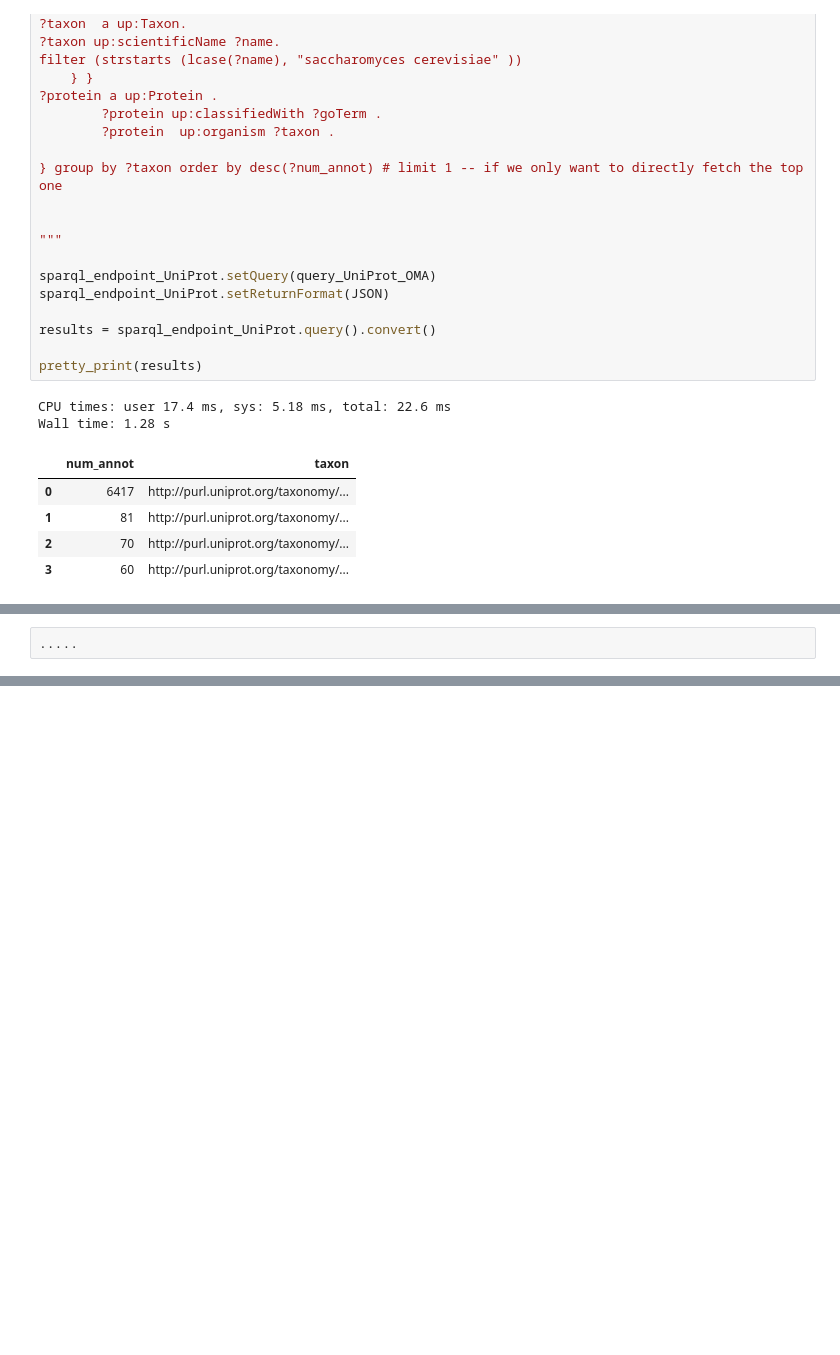
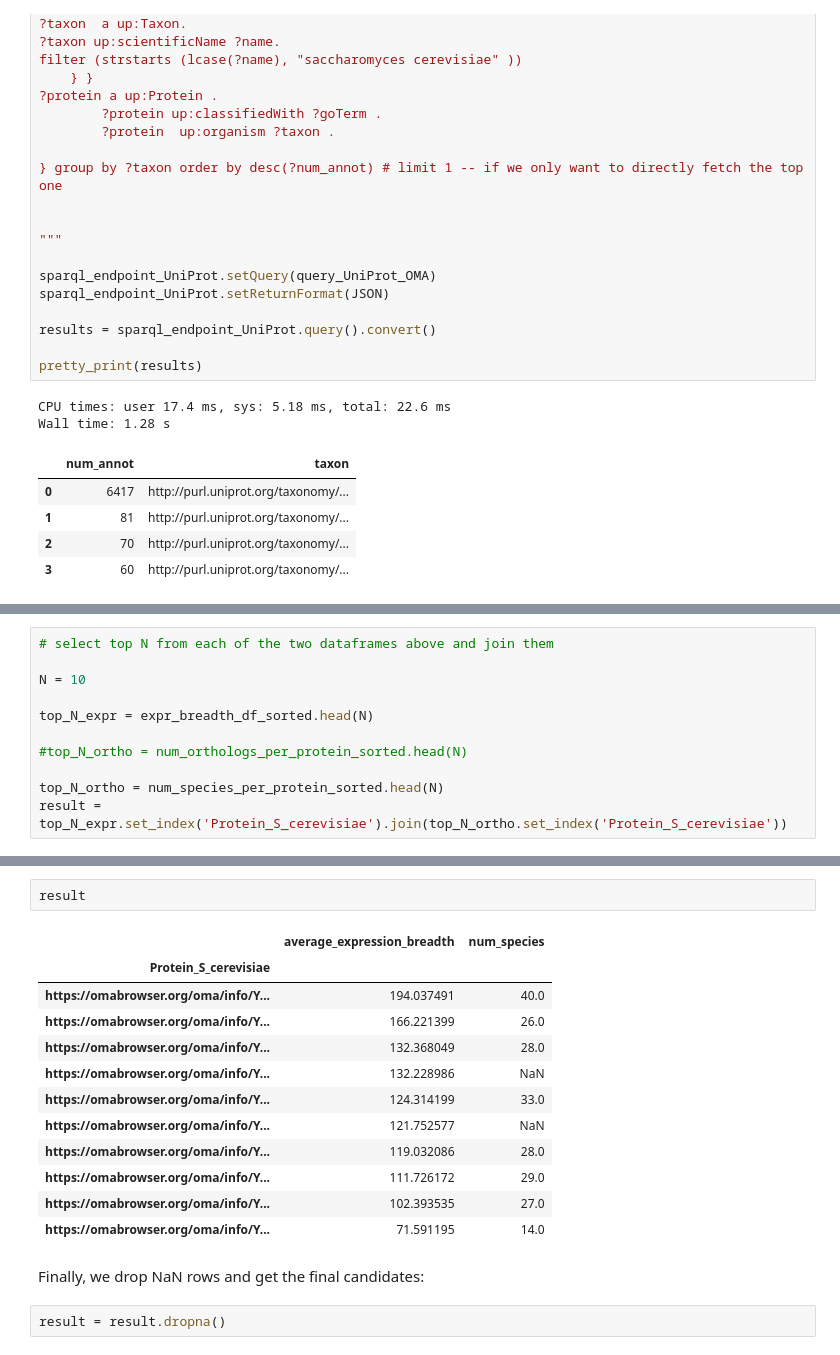
Before and after one commit to dssib/swat23-data-in-use, a Jupyter notebook: UniProt-OMA-Bgee.ipynb, the cells around one changed output, grey strips where cells are left out. Drawn from its saved outputs; the diff is of its cells as text; blank space fills up the shorter version.

```diff
--- a/UniProt-OMA-Bgee.ipynb
+++ b/UniProt-OMA-Bgee.ipynb
@@ -398,2 +646,11 @@ pretty_print(results).head(100)
 # %%
-.....
+# select top N from each of the two dataframes above and join them
+
+N = 10
+
+top_N_expr = expr_breadth_df_sorted.head(N)
+
+#top_N_ortho = num_orthologs_per_protein_sorted.head(N)
+
+top_N_ortho = num_species_per_protein_sorted.head(N)
+result = top_N_expr.set_index('Protein_S_cerevisiae').join(top_N_ortho.set_index('Protein_S_cerevisiae'))
@@ -401,0 +657,19 @@ pretty_print(results).head(100)
+# %%
+result
+# %% [output]
+|  | average_expression_breadth | num_species |
+| Protein_S_cerevisiae |  |  |
+| https://omabrowser.org/oma/info/Y... | 194.037491 | 40.0 |
+| https://omabrowser.org/oma/info/Y... | 166.221399 | 26.0 |
+| https://omabrowser.org/oma/info/Y... | 132.368049 | 28.0 |
+| https://omabrowser.org/oma/info/Y... | 132.228986 | NaN |
+| https://omabrowser.org/oma/info/Y... | 124.314199 | 33.0 |
+| https://omabrowser.org/oma/info/Y... | 121.752577 | NaN |
+| https://omabrowser.org/oma/info/Y... | 119.032086 | 28.0 |
+| https://omabrowser.org/oma/info/Y... | 111.726172 | 29.0 |
+| https://omabrowser.org/oma/info/Y... | 102.393535 | 27.0 |
+| https://omabrowser.org/oma/info/Y... | 71.591195 | 14.0 |
+# %% [markdown]
+Finally, we drop NaN rows and get the final candidates:
+# %%
+result = result.dropna()
```
Also changed, not shown: parts of 48 cells of this notebook.
